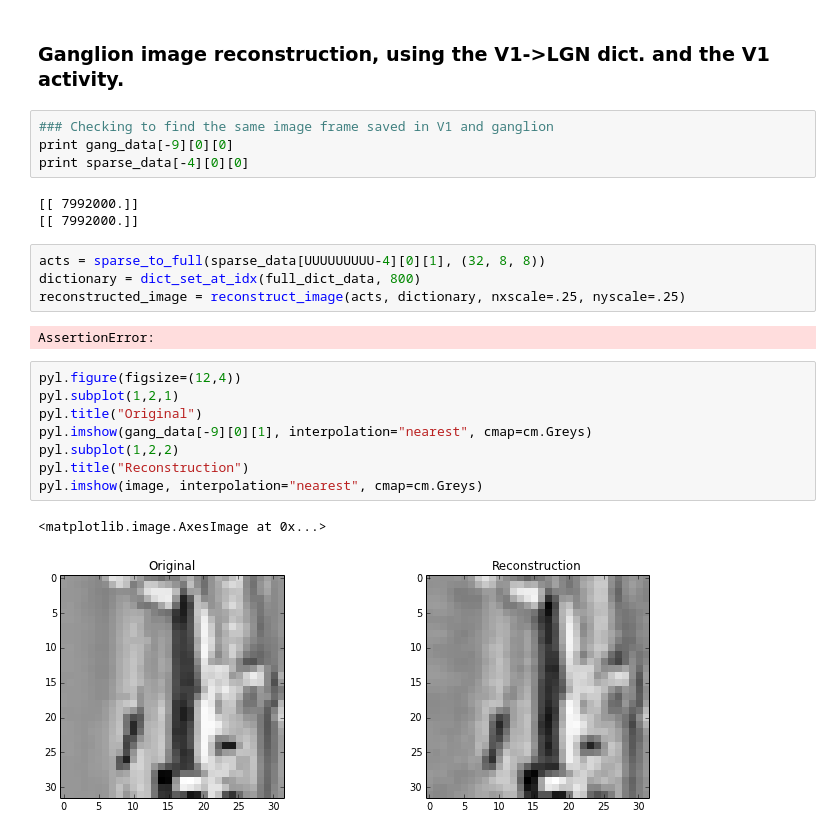
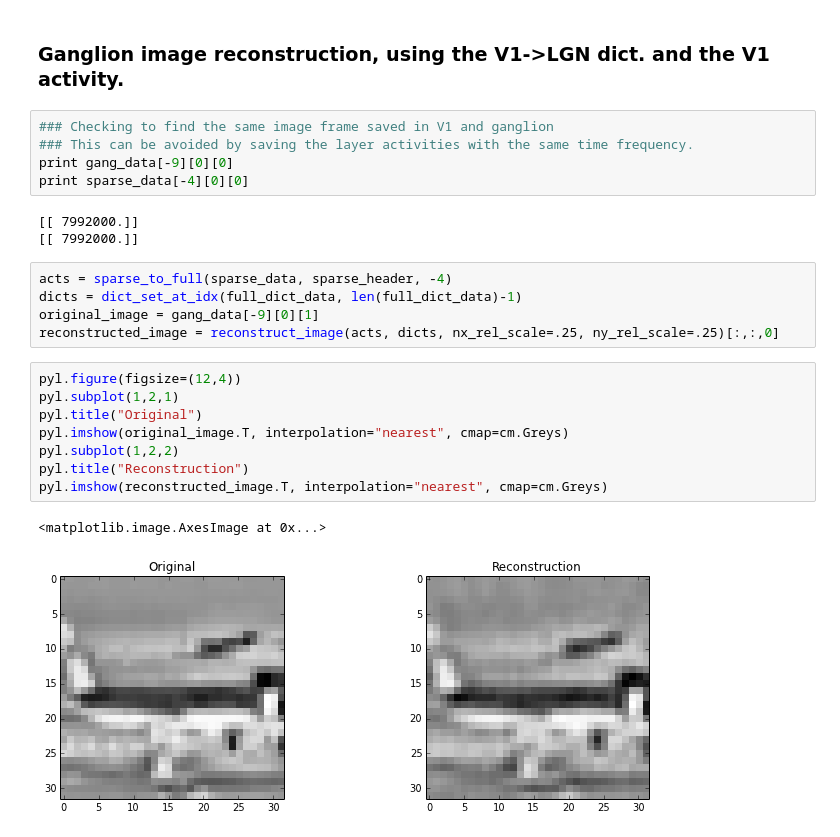
Before and after one commit to Arthas1121/SpikingLCA, a Jupyter notebook: active_nb_scripts/demo_PVP_analysis_in_ipythonNotebook.ipynb, the cells around one changed output. Cells and saved outputs as stored; diff of their text form.

```diff
--- a/active_nb_scripts/demo_PVP_analysis_in_ipythonNotebook.ipynb
+++ b/active_nb_scripts/demo_PVP_analysis_in_ipythonNotebook.ipynb
@@ -56,25 +59,25 @@ HTML(video_tag)
 ### Ganglion image reconstruction, using the V1->LGN dict. and the V1 activity.
 # %%
 ### Checking to find the same image frame saved in V1 and ganglion
+### This can be avoided by saving the layer activities with the same time frequency.
 print gang_data[-9][0][0]
 print sparse_data[-4][0][0]
 # %% [output]
 [[ 7992000.]]
 [[ 7992000.]]
 # %%
-acts = sparse_to_full(sparse_data[UUUUUUUUU-4][0][1], (32, 8, 8))
-dictionary = dict_set_at_idx(full_dict_data, 800)
-reconstructed_image = reconstruct_image(acts, dictionary, nxscale=.25, nyscale=.25)
+acts = sparse_to_full(sparse_data, sparse_header, -4)
+dicts = dict_set_at_idx(full_dict_data, len(full_dict_data)-1)
+original_image = gang_data[-9][0][1]
+reconstructed_image = reconstruct_image(acts, dicts, nx_rel_scale=.25, ny_rel_scale=.25)[:,:,0]
-# %% [output]
-AssertionError:
 # %%
 pyl.figure(figsize=(12,4))
 pyl.subplot(1,2,1)
 pyl.title("Original")
-pyl.imshow(gang_data[-9][0][1], interpolation="nearest", cmap=cm.Greys)
+pyl.imshow(original_image.T, interpolation="nearest", cmap=cm.Greys)
 pyl.subplot(1,2,2)
 pyl.title("Reconstruction")
-pyl.imshow(image, interpolation="nearest", cmap=cm.Greys)
+pyl.imshow(reconstructed_image.T, interpolation="nearest", cmap=cm.Greys)
 # %% [output]
 <matplotlib.image.AxesImage at 0x...>
-[figure, old version]
+[figure, new version]
```
Also changed, not shown: parts of 2 cells of this notebook, 3 other files.
